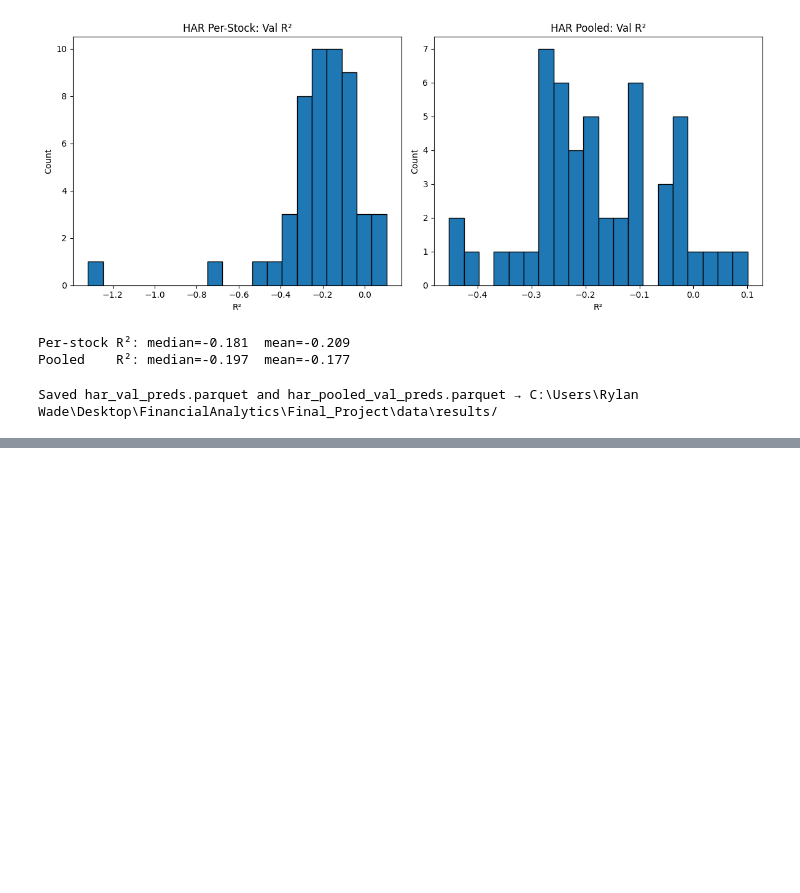
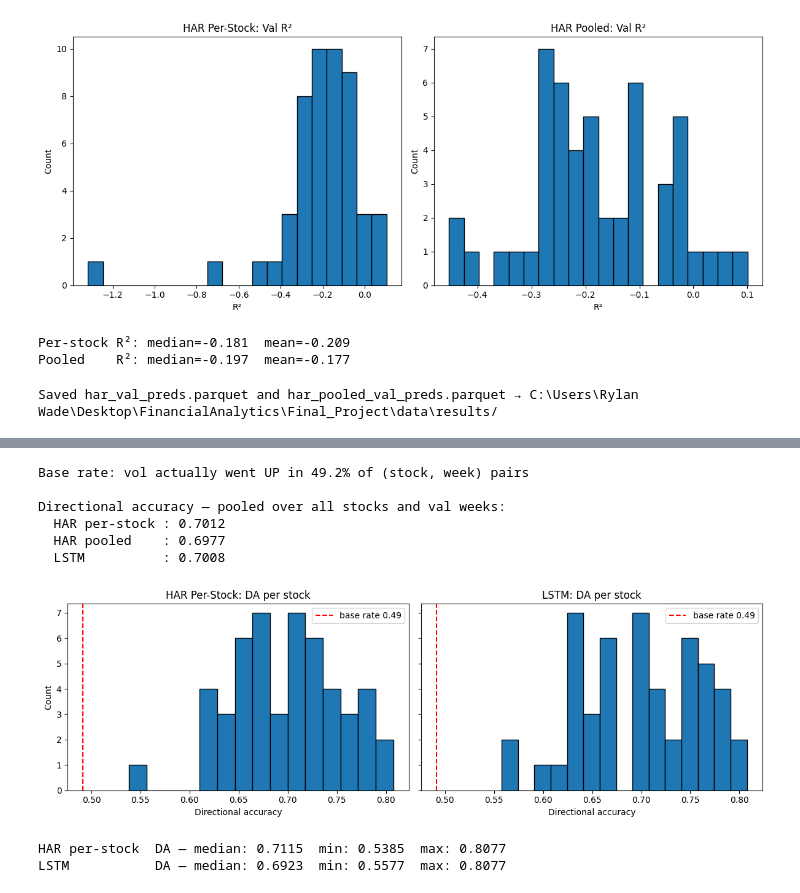
Before and after one commit to waderylan/sp500-gnn, a Jupyter notebook: notebooks/04_models.ipynb, the cells around one changed output, grey strips where cells are left out. Cells and saved outputs as stored; diff of their text form; code cells hidden in the pictures; blank space fills up the shorter version.

```diff
--- a/notebooks/04_models.ipynb
+++ b/notebooks/04_models.ipynb
@@ -115,0 +247,72 @@ Saved har_val_preds.parquet and har_pooled_val_preds.parquet → C:\Users\Rylan
+# %%
+# Directional accuracy: for each (stock, week), did the model correctly predict
+# whether RV(T+1) would be higher or lower than RV(T)?
+#
+# current_rv[i, T] = actual RV of week T (last known value at prediction time)
+# actual_up[i, T]  = True if RV(T+1) > RV(T)
+# pred_up[i, T]    = True if model's predicted RV(T+1) > RV(T)
+# DA               = mean(pred_up == actual_up) over all (stock, week) pairs
+
+val_weeks = har_val_df.index  # 52-week DatetimeIndex; LSTM covers the same weeks
+
+current_rv  = weekly_rv.loc[val_weeks, tickers]          # RV of week T
+actual_rv   = target.loc[val_weeks, tickers]             # RV of week T+1 (ground truth)
+actual_up   = (actual_rv > current_rv)                   # (52, 50) bool DataFrame
+
+pct_up = actual_up.values.mean()
+print(f"Base rate: vol actually went UP in {pct_up:.1%} of (stock, week) pairs\n")
+
+def directional_accuracy(pred_df: pd.DataFrame) -> float:
+    pred_up = (pred_df > current_rv)
+    return float((pred_up == actual_up).values.mean())
+
+har_da  = directional_accuracy(har_val_df)
+pool_da = directional_accuracy(har_pooled_val_df)
+lstm_da = directional_accuracy(lstm_val_df)
+
+print(f"Directional accuracy — pooled over all stocks and val weeks:")
+print(f"  HAR per-stock : {har_da:.4f}")
+print(f"  HAR pooled    : {pool_da:.4f}")
+print(f"  LSTM          : {lstm_da:.4f}")
+# %% [output]
+Base rate: vol actually went UP in 49.2% of (stock, week) pairs
+
+Directional accuracy — pooled over all stocks and val weeks:
+  HAR per-stock : 0.7012
+  HAR pooled    : 0.6977
+  LSTM          : 0.7008
+# %%
+# Per-stock DA distribution: how consistent is directional accuracy across stocks?
+import matplotlib.pyplot as plt
+
+def per_stock_da(pred_df: pd.DataFrame) -> pd.Series:
+    pred_up = (pred_df > current_rv)
+    return (pred_up == actual_up).mean(axis=0)   # mean over weeks, one value per stock
+
+har_da_by_stock  = per_stock_da(har_val_df)
+lstm_da_by_stock = per_stock_da(lstm_val_df)
+
+fig, axes = plt.subplots(1, 2, figsize=(12, 4), sharey=True)
+axes[0].hist(har_da_by_stock,  bins=15, edgecolor="k")
+axes[0].axvline(pct_up, color="red", linestyle="--", label=f"base rate {pct_up:.2f}")
+axes[0].set_title("HAR Per-Stock: DA per stock")
+axes[0].set_xlabel("Directional accuracy"); axes[0].set_ylabel("Count")
+axes[0].legend()
+
+axes[1].hist(lstm_da_by_stock, bins=15, edgecolor="k")
+axes[1].axvline(pct_up, color="red", linestyle="--", label=f"base rate {pct_up:.2f}")
+axes[1].set_title("LSTM: DA per stock")
+axes[1].set_xlabel("Directional accuracy")
+axes[1].legend()
+
+plt.tight_layout()
+plt.show()
+
+print(f"HAR per-stock  DA — median: {har_da_by_stock.median():.4f}  "
+      f"min: {har_da_by_stock.min():.4f}  max: {har_da_by_stock.max():.4f}")
+print(f"LSTM           DA — median: {lstm_da_by_stock.median():.4f}  "
+      f"min: {lstm_da_by_stock.min():.4f}  max: {lstm_da_by_stock.max():.4f}")
+# %% [output]
+[figure, added]
+HAR per-stock  DA — median: 0.7115  min: 0.5385  max: 0.8077
+LSTM           DA — median: 0.6923  min: 0.5577  max: 0.8077
```
Also changed, not shown: parts of 6 cells of this notebook, 5 other files.
